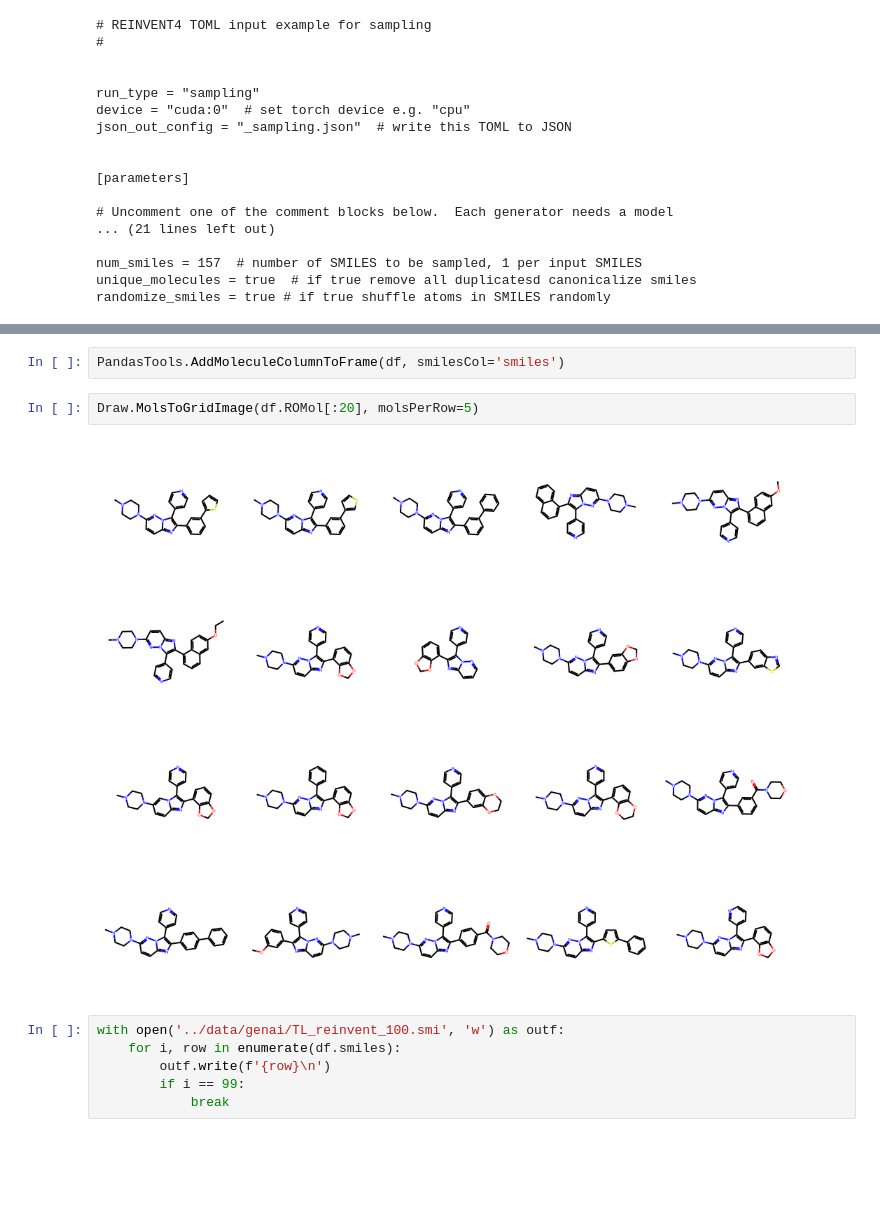
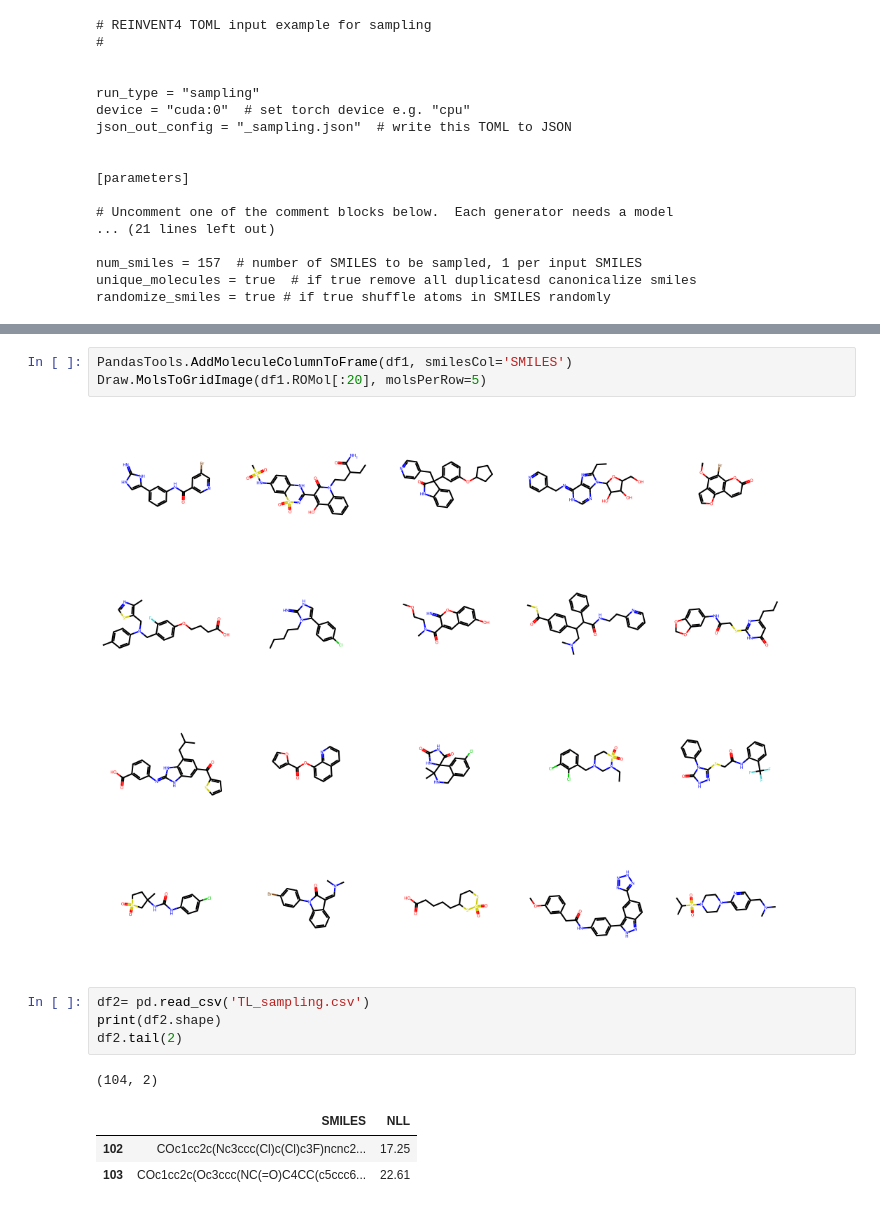
Before and after one commit to cbi-society/cheminfo_tutorial_20241028, a Jupyter notebook: notebook/05_reinvent.ipynb, the cells around one changed output, grey strips where cells are left out. Drawn from its saved outputs; the diff is of its cells as text; blank space fills up the shorter version.

```diff
--- a/notebook/05_reinvent.ipynb
+++ b/notebook/05_reinvent.ipynb
@@ -82,12 +130,14 @@ df.tail(2)
 # %%
-PandasTools.AddMoleculeColumnToFrame(df, smilesCol='smiles')
+PandasTools.AddMoleculeColumnToFrame(df1, smilesCol='SMILES')
+Draw.MolsToGridImage(df1.ROMol[:20], molsPerRow=5)
+# %% [output]
+[figure, added]
 # %%
-Draw.MolsToGridImage(df.ROMol[:20], molsPerRow=5)
+df2= pd.read_csv('TL_sampling.csv')
+print(df2.shape)
+df2.tail(2)
 # %% [output]
-[figure, removed]
+(104, 2)
+|  | SMILES | NLL |
+| 102 | COc1cc2c(Nc3ccc(Cl)c(Cl)c3F)ncnc2... | 17.25 |
+| 103 | COc1cc2c(Oc3ccc(NC(=O)C4CC(c5ccc6... | 22.61 |
-# %%
-with open('../data/genai/TL_reinvent_100.smi', 'w') as outf:
-    for i, row in enumerate(df.smiles):
-        outf.write(f'{row}\n')
-        if i == 99:
-            break
```
Also changed, not shown: parts of 12 cells of this notebook, 6 other files.
